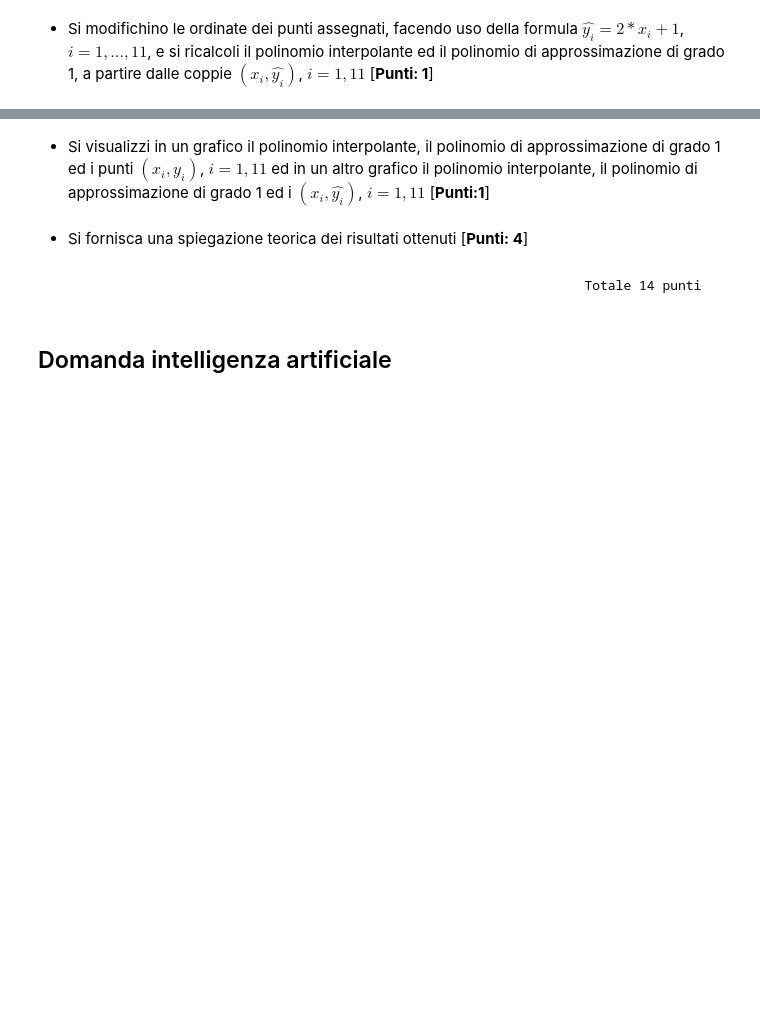
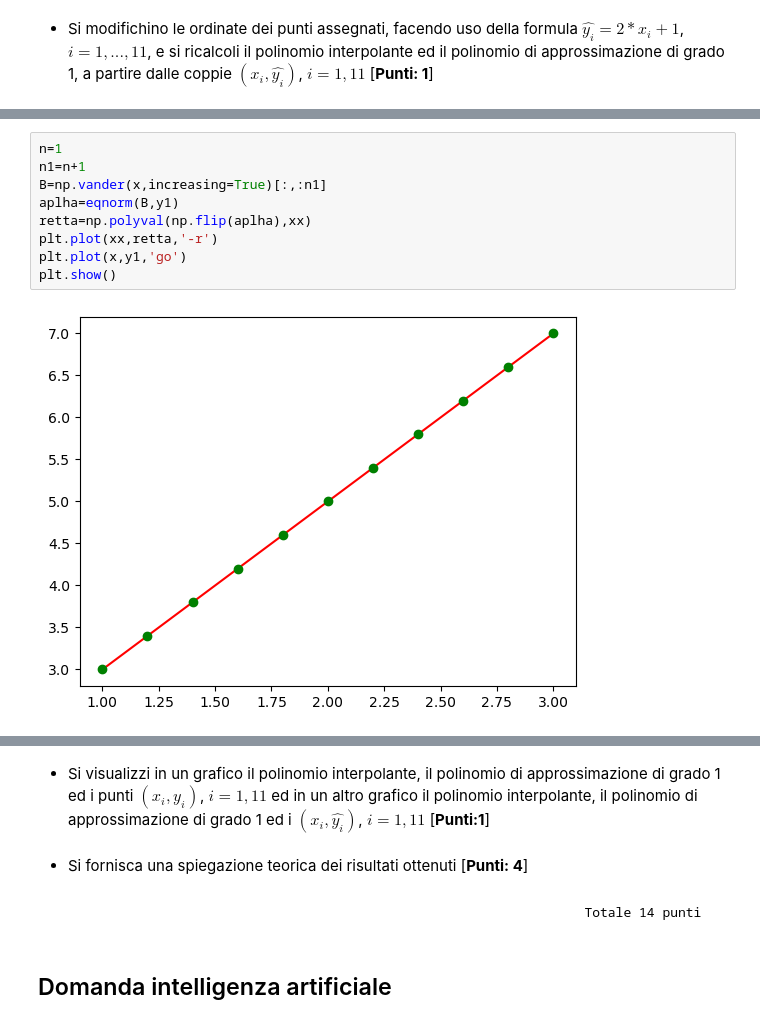
Before and after one commit to Gianmarco-Fabbri/Metodi-numerici, a Jupyter notebook: Simulazioni Esami-20240604/Simulazione_I/Simulazione_Esame_I.ipynb, the cells around one changed output, grey strips where cells are left out. Saved outputs shown, nothing was run; the diff lists cells and outputs as text; blank space fills up the shorter version.

```diff
--- a/Simulazioni Esami-20240604/Simulazione_I/Simulazione_Esame_I.ipynb
+++ b/Simulazioni Esami-20240604/Simulazione_I/Simulazione_Esame_I.ipynb
@@ -190,0 +258,11 @@ Scrivere lo script python in cui:
+# %%
+n=1
+n1=n+1
+B=np.vander(x,increasing=True)[:,:n1]
+aplha=eqnorm(B,y1)
+retta=np.polyval(np.flip(aplha),xx)
+plt.plot(xx,retta,'-r')
+plt.plot(x,y1,'go')
+plt.show()
+# %% [output]
+[figure, added]
```
Also changed, not shown: parts of 17 cells of this notebook, 9 other files.
